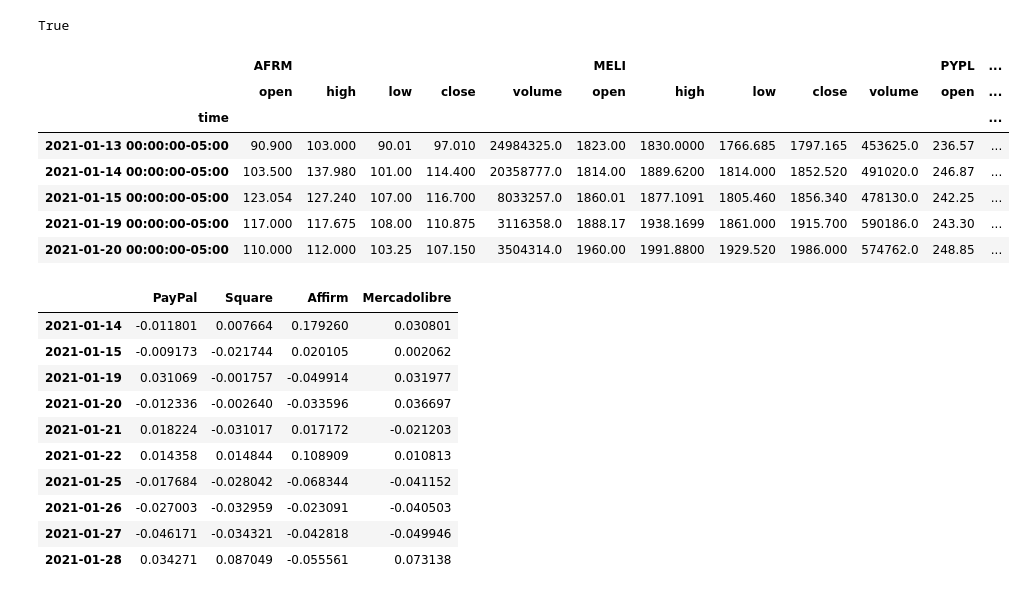
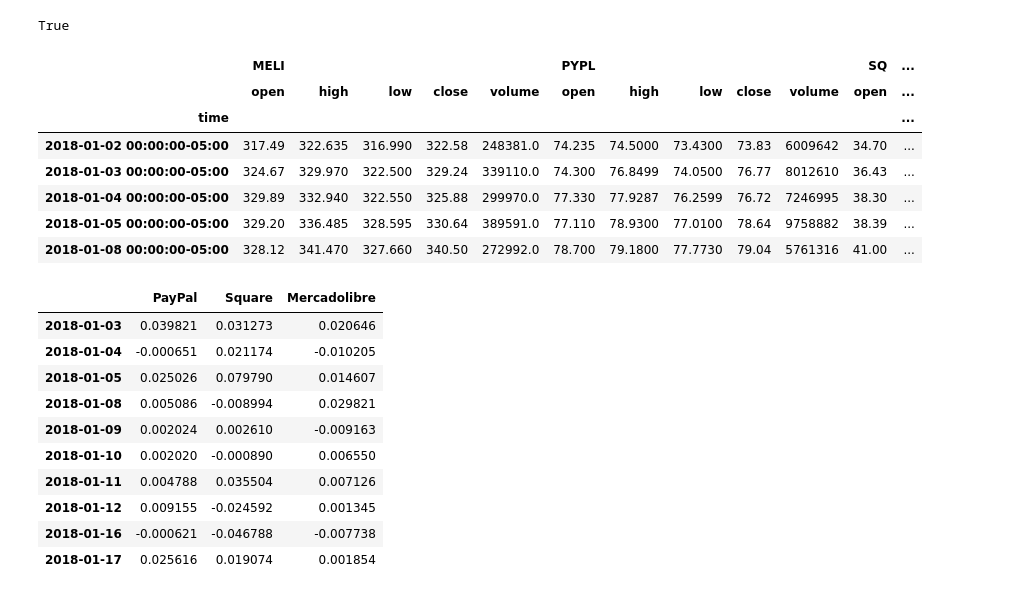
Before and after one commit to dmwalls24/FinTech_Portfolio_Dash, a Jupyter notebook: notebooks/samuel's_notebooks/Notebook(std).ipynb, the cells around one changed output. Cells and saved outputs as stored; diff of their text form; code cells hidden in the pictures.

```diff
--- a/notebooks/samuel's_notebooks/Notebook(std).ipynb
+++ b/notebooks/samuel's_notebooks/Notebook(std).ipynb
@@ -31,34 +31,34 @@ alpaca = tradeapi.REST(
 # %%
 #15Min interval
 timeframe = "1D"
 start_date = pd.Timestamp("2018-01-01", tz="America/New_York").isoformat()
 end_date = pd.Timestamp("2021-12-31", tz="America/New_York").isoformat()
 #today = pd.Timestamp("2021-01-02", tz="America/New_York").isoformat()
-ticker = ["PYPL", "SQ", "AFRM", "MELI"]
+ticker = ["PYPL", "SQ", "MELI"]
 fintech_ticker = alpaca.get_barset(
     ticker,
     timeframe,
     start=start_date,
     end=end_date,
     limit=1000,
 ).df
 fintech_ticker.dropna(inplace=True)
 fintech_ticker.head(5)
 #apple_ticker.dropna(inplace=True)
 # %% [output]
-|  | AFRM |  |  |  |  | MELI |  |  |  |  | PYPL | ... |
+|  | MELI |  |  |  |  | PYPL |  |  |  |  | SQ | ... |
 |  | open | high | low | close | volume | open | high | low | close | volume | open | ... |
 | time |  |  |  |  |  |  |  |  |  |  |  | ... |
-| 2021-01-13 00:00:00-05:00 | 90.900 | 103.000 | 90.01 | 97.010 | 24984325.0 | 1823.00 | 1830.0000 | 1766.685 | 1797.165 | 453625.0 | 236.57 | ... |
-| 2021-01-14 00:00:00-05:00 | 103.500 | 137.980 | 101.00 | 114.400 | 20358777.0 | 1814.00 | 1889.6200 | 1814.000 | 1852.520 | 491020.0 | 246.87 | ... |
-| 2021-01-15 00:00:00-05:00 | 123.054 | 127.240 | 107.00 | 116.700 | 8033257.0 | 1860.01 | 1877.1091 | 1805.460 | 1856.340 | 478130.0 | 242.25 | ... |
-| 2021-01-19 00:00:00-05:00 | 117.000 | 117.675 | 108.00 | 110.875 | 3116358.0 | 1888.17 | 1938.1699 | 1861.000 | 1915.700 | 590186.0 | 243.30 | ... |
-| 2021-01-20 00:00:00-05:00 | 110.000 | 112.000 | 103.25 | 107.150 | 3504314.0 | 1960.00 | 1991.8800 | 1929.520 | 1986.000 | 574762.0 | 248.85 | ... |
+| 2018-01-02 00:00:00-05:00 | 317.49 | 322.635 | 316.990 | 322.58 | 248381.0 | 74.235 | 74.5000 | 73.4300 | 73.83 | 6009642 | 34.70 | ... |
+| 2018-01-03 00:00:00-05:00 | 324.67 | 329.970 | 322.500 | 329.24 | 339110.0 | 74.300 | 76.8499 | 74.0500 | 76.77 | 8012610 | 36.43 | ... |
+| 2018-01-04 00:00:00-05:00 | 329.89 | 332.940 | 322.550 | 325.88 | 299970.0 | 77.330 | 77.9287 | 76.2599 | 76.72 | 7246995 | 38.30 | ... |
+| 2018-01-05 00:00:00-05:00 | 329.20 | 336.485 | 328.595 | 330.64 | 389591.0 | 77.110 | 78.9300 | 77.0100 | 78.64 | 9758882 | 38.39 | ... |
+| 2018-01-08 00:00:00-05:00 | 328.12 | 341.470 | 327.660 | 340.50 | 272992.0 | 78.700 | 79.1800 | 77.7730 | 79.04 | 5761316 | 41.00 | ... |
 # %%
 fintech_df = pd.DataFrame()
 fintech_df["PayPal"] = fintech_ticker["PYPL"]["close"]
 fintech_df["Square"] = fintech_ticker["SQ"]["close"]
-fintech_df["Affirm"] = fintech_ticker["AFRM"]["close"]
+#fintech_df["Affirm"] = fintech_ticker["AFRM"]["close"]
 fintech_df["Mercadolibre"] = fintech_ticker["MELI"]["close"]
 #fintech_df["Johnson&Johnson"] = nasdaq_ticker["JNJ"]["close"]
 fintech_df.index = fintech_df.index.date
@@ -66,16 +66,16 @@ fintech_returns = fintech_df.pct_change().dropna()
 #fintech_df.dropna(inplace=True)
 fintech_returns.head(10)
 # %% [output]
-|  | PayPal | Square | Affirm | Mercadolibre |
-| 2021-01-14 | -0.011801 | 0.007664 | 0.179260 | 0.030801 |
-| 2021-01-15 | -0.009173 | -0.021744 | 0.020105 | 0.002062 |
-| 2021-01-19 | 0.031069 | -0.001757 | -0.049914 | 0.031977 |
-| 2021-01-20 | -0.012336 | -0.002640 | -0.033596 | 0.036697 |
-| 2021-01-21 | 0.018224 | -0.031017 | 0.017172 | -0.021203 |
-| 2021-01-22 | 0.014358 | 0.014844 | 0.108909 | 0.010813 |
-| 2021-01-25 | -0.017684 | -0.028042 | -0.068344 | -0.041152 |
-| 2021-01-26 | -0.027003 | -0.032959 | -0.023091 | -0.040503 |
-| 2021-01-27 | -0.046171 | -0.034321 | -0.042818 | -0.049946 |
-| 2021-01-28 | 0.034271 | 0.087049 | -0.055561 | 0.073138 |
+|  | PayPal | Square | Mercadolibre |
+| 2018-01-03 | 0.039821 | 0.031273 | 0.020646 |
+| 2018-01-04 | -0.000651 | 0.021174 | -0.010205 |
+| 2018-01-05 | 0.025026 | 0.079790 | 0.014607 |
+| 2018-01-08 | 0.005086 | -0.008994 | 0.029821 |
+| 2018-01-09 | 0.002024 | 0.002610 | -0.009163 |
+| 2018-01-10 | 0.002020 | -0.000890 | 0.006550 |
+| 2018-01-11 | 0.004788 | 0.035504 | 0.007126 |
+| 2018-01-12 | 0.009155 | -0.024592 | 0.001345 |
+| 2018-01-16 | -0.000621 | -0.046788 | -0.007738 |
+| 2018-01-17 | 0.025616 | 0.019074 | 0.001854 |
 # %%
 fintech_std = fintech_returns.rolling(window=21).std()
```
Also changed, not shown: parts of 1 cell of this notebook, 2 other files.
